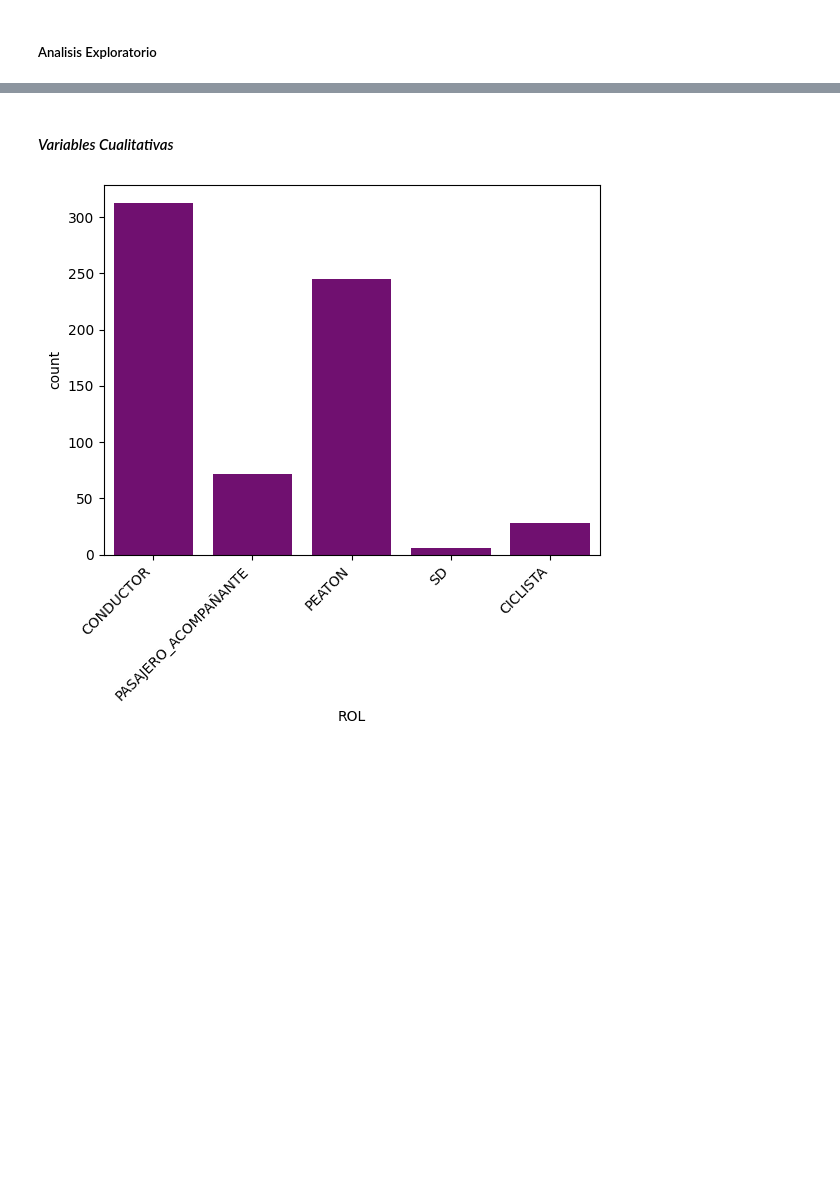
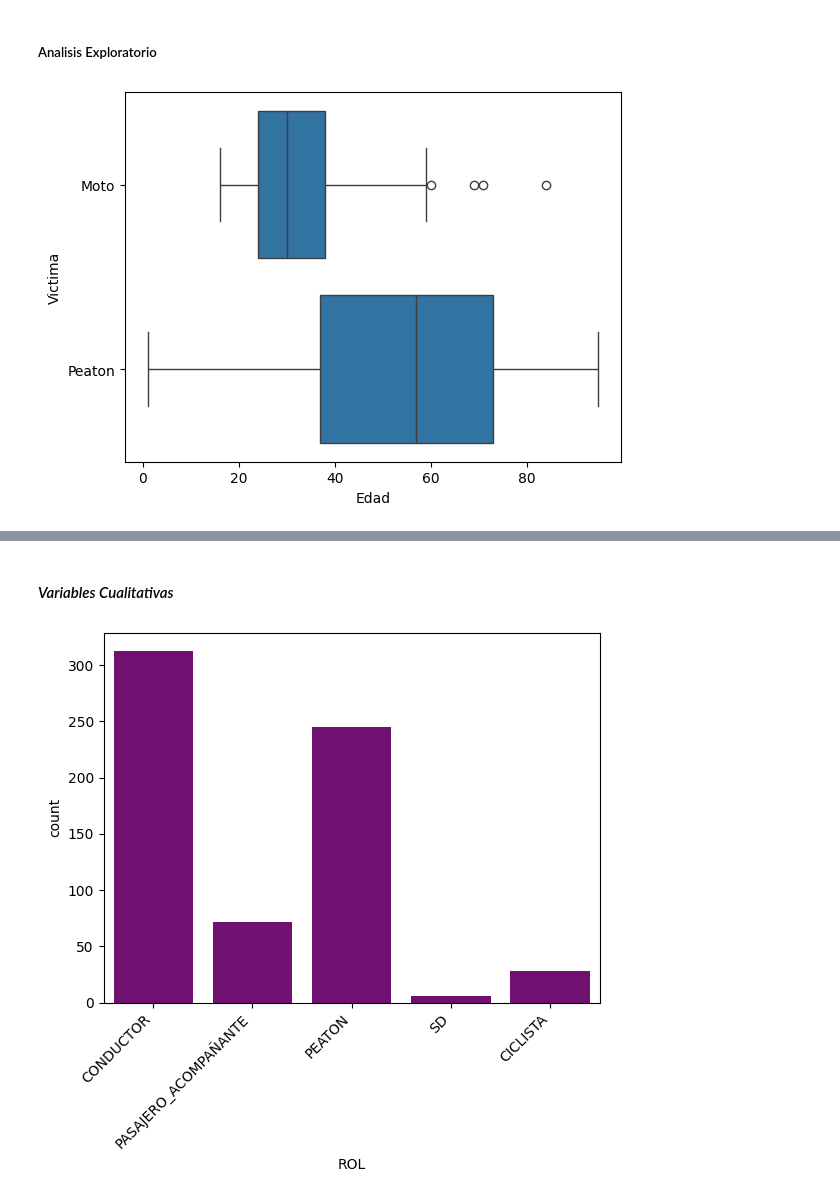
Before and after one commit to PabloSalinas2/Siniestros_Viales_Data_Analysis, a Jupyter notebook: EDA.ipynb, the cells around one changed output, grey strips where cells are left out. Saved outputs shown, nothing was run; the diff lists cells and outputs as text; code cells hidden in the pictures; blank space fills up the shorter version.

```diff
--- a/EDA.ipynb
+++ b/EDA.ipynb
@@ -466,0 +477,7 @@ homicidios_victimas[homicidios_victimas.duplicated()] # sin registros duplicados
+# %%
+# Dado que la mayor cantidad de victimas son motos y peatones, se analizaran las edades de motociclista y peatones victimas de homicidios
+fig=plt.figure()
+ax=sns.boxplot(data=motos_peatones,x='Edad',y='Victima')
+plt.show()
+# %% [output]
+[figure, added]
```
Also changed, not shown: parts of 8 cells of this notebook.
